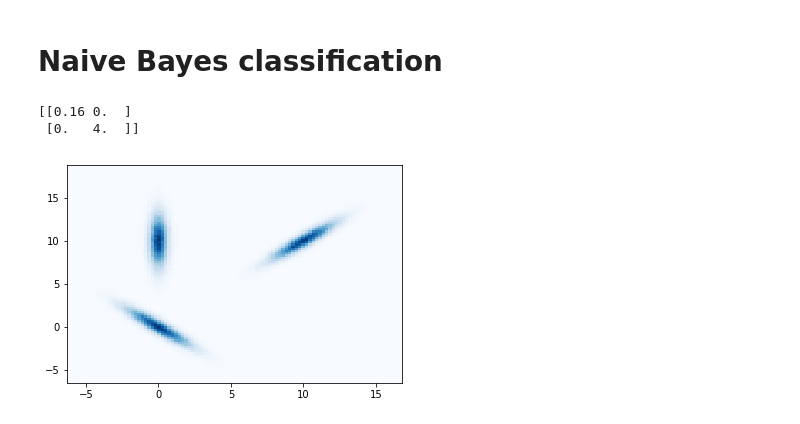
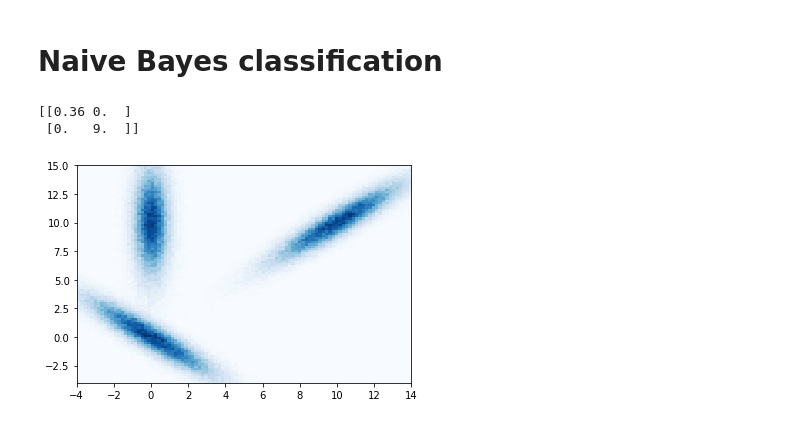
Before and after one commit to jttoivon/data-analysis-with-python-spring-2019, a Jupyter notebook: bayes.ipynb, the cells around one changed output. Cells and saved outputs as stored; diff of their text form; code cells hidden in the pictures.

```diff
--- a/bayes.ipynb
+++ b/bayes.ipynb
@@ -3,34 +3,34 @@
 # %%
 %matplotlib inline
 
 import numpy as np
 import matplotlib.pyplot as plt
 from math import cos, sin, pi
 
 def rot(a):
     return np.array([[cos(a), -sin(a)], [sin(a),cos(a)]])
 
 def get_cov(a, b, angle):
     T=np.matmul(rot(angle), np.array([[a,0],[0,b]]))
     return np.matmul(T, T.T)
 
 #Z=np.random.rand(100,100)
 mean1 = [0,0]
-cov1 = get_cov(0.4, 2, angle=pi/4)
+cov1 = get_cov(0.6, 3, angle=pi/4)
 mean2 = [10,10]
-cov2 = get_cov(0.4, 2, angle=3*pi/4)
+cov2 = get_cov(0.6, 3, angle=3*pi/4)
 mean3 = [0,10]
 #cov3 = [[1,0], [0,0.2]]
-cov3 = get_cov(0.4, 2, angle=0)
+cov3 = get_cov(0.6, 3, angle=0)
 print(cov3)
 x1, y1 = np.random.multivariate_normal(mean1, cov1, 100000).T
 x2, y2 = np.random.multivariate_normal(mean2, cov2, 100000).T
 x3, y3 = np.random.multivariate_normal(mean3, cov3, 100000).T
 x=np.hstack([x1,x2, x3])
 y=np.hstack([y1,y2, y3])
 #plt.imshow(Z)
-plt.hist2d(x, y, bins=100, cmap='Blues');
+plt.hist2d(x, y, bins=100, cmap='Blues', range=[[-4,14],[-4,15]]);
 # %% [output]
-[[0.16 0.  ]
- [0.   4.  ]]
+[[0.36 0.  ]
+ [0.   9.  ]]
-[figure, old version]
+[figure, new version]
```
Also changed, not shown: parts of 4 cells of this notebook.
